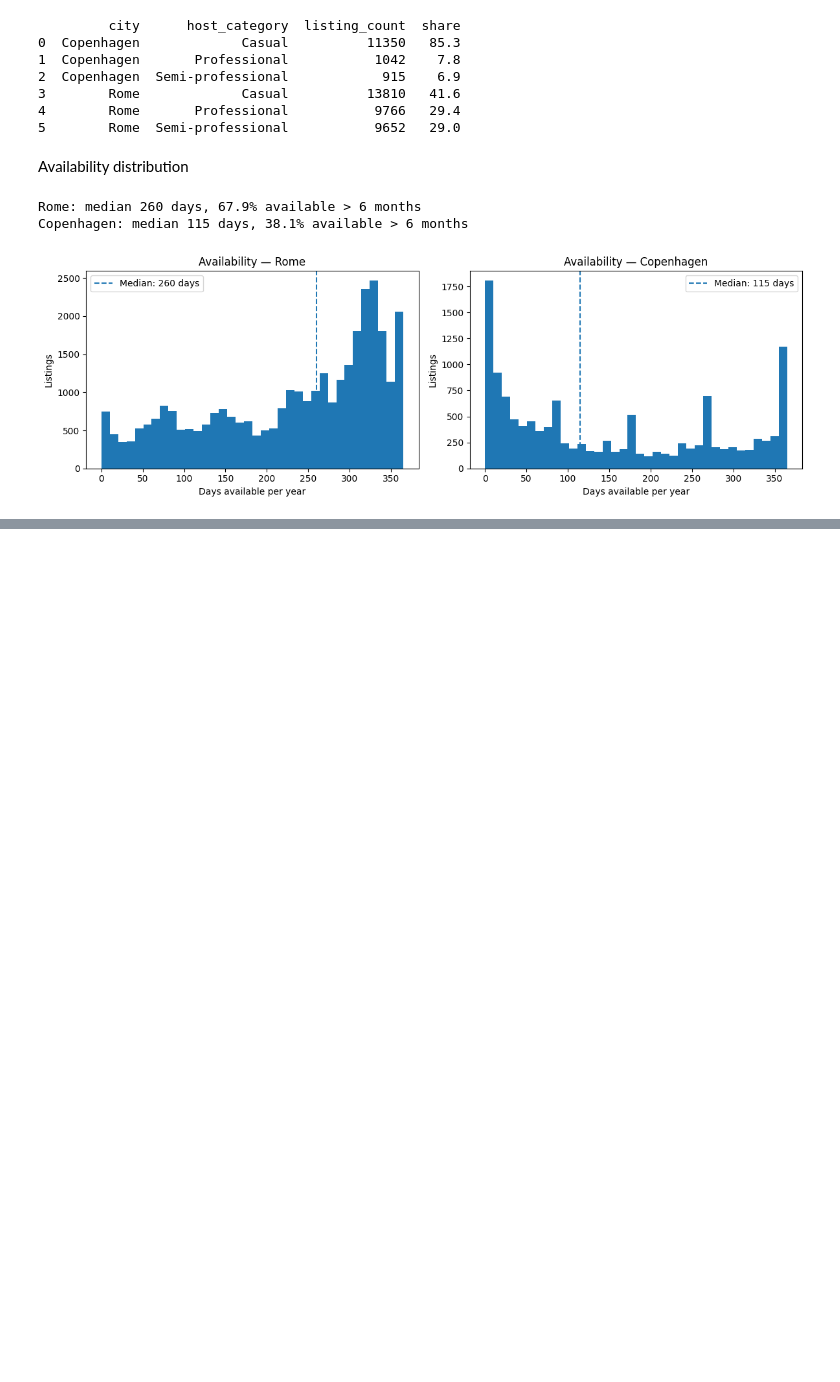
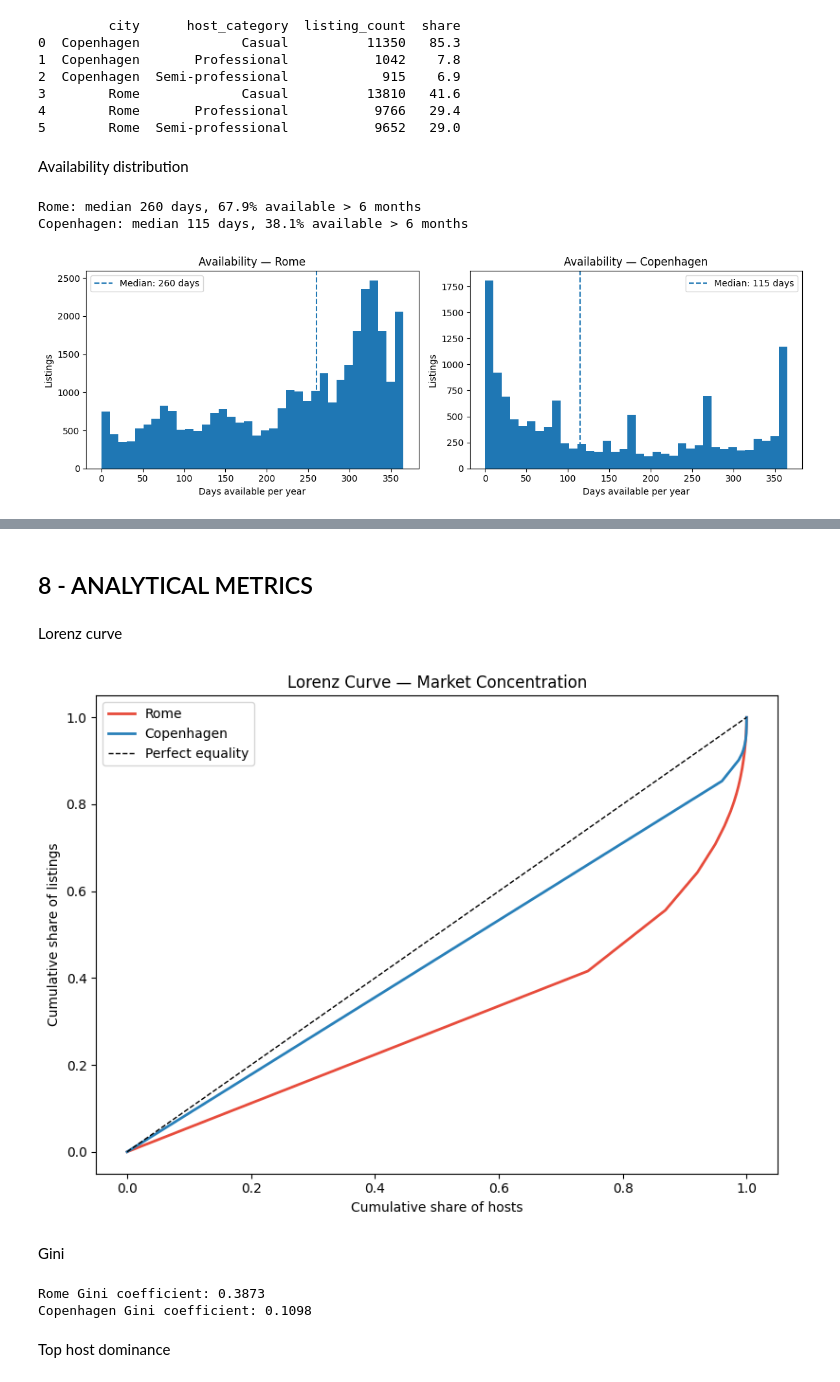
Before and after one commit to andreamammano89-maker/DataVisualisationPW_MESA, a Jupyter notebook: projectdv.ipynb, the cells around one changed output, grey strips where cells are left out. Drawn from its saved outputs; the diff is of its cells as text; code cells hidden in the pictures; blank space fills up the shorter version.

```diff
--- a/projectdv.ipynb
+++ b/projectdv.ipynb
@@ -1075,0 +1198,58 @@ Name: price, dtype: float64
+# %% [markdown]
+## 8 - ANALYTICAL METRICS
+# %% [markdown]
+Lorenz curve
+# %%
+def lorenz_curve(values):
+    sorted_vals = np.sort(values)
+    cumulative = np.cumsum(sorted_vals)
+    cumulative = cumulative / cumulative[-1]
+    x = np.linspace(0, 1, len(cumulative))
+    return x, cumulative
+
+fig, ax = plt.subplots(figsize=(8, 6))
+
+for city, color in [("Rome", "#e74c3c"), ("Copenhagen", "#2980b9")]:
+    host_data = (
+        df[df["city"] == city]
+        .groupby("host_id")["host_listings_local"]
+        .first()
+        .values
+    )
+    x, y = lorenz_curve(host_data)
+    ax.plot(x, y, label=city, color=color, linewidth=2)
+
+ax.plot([0, 1], [0, 1], "k--", linewidth=1, label="Perfect equality")
+
+ax.set_xlabel("Cumulative share of hosts")
+ax.set_ylabel("Cumulative share of listings")
+ax.set_title("Lorenz Curve — Market Concentration")
+ax.legend()
+
+plt.tight_layout()
+# %% [output]
+[figure, added]
+# %% [markdown]
+Gini
+# %%
+def gini(values):
+    sorted_vals = np.sort(values)
+    n = len(sorted_vals)
+    cumulative = np.cumsum(sorted_vals)
+    return (2 * np.sum((np.arange(1, n+1) * sorted_vals))
+            / (n * cumulative[-1])) - (n + 1) / n
+
+for city in ["Rome", "Copenhagen"]:
+    host_data = (
+        df[df["city"] == city]
+        .groupby("host_id")["host_listings_local"]
+        .first()
+        .values
+    )
+    g = gini(host_data)
+    print(f"{city} Gini coefficient: {g:.4f}")
+# %% [output]
+Rome Gini coefficient: 0.3873
+Copenhagen Gini coefficient: 0.1098
+# %% [markdown]
+Top host dominance
```
Also changed, not shown: parts of 20 cells of this notebook.
